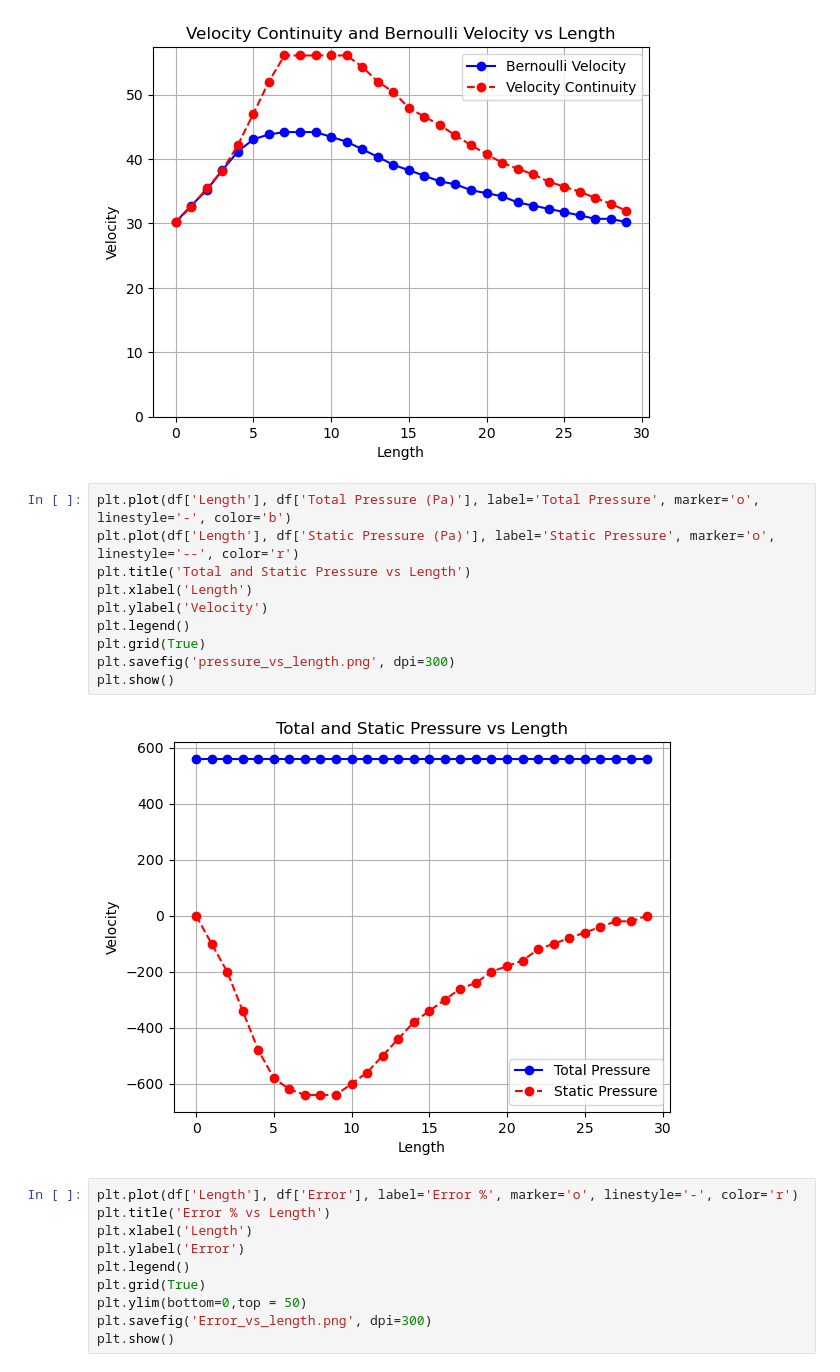
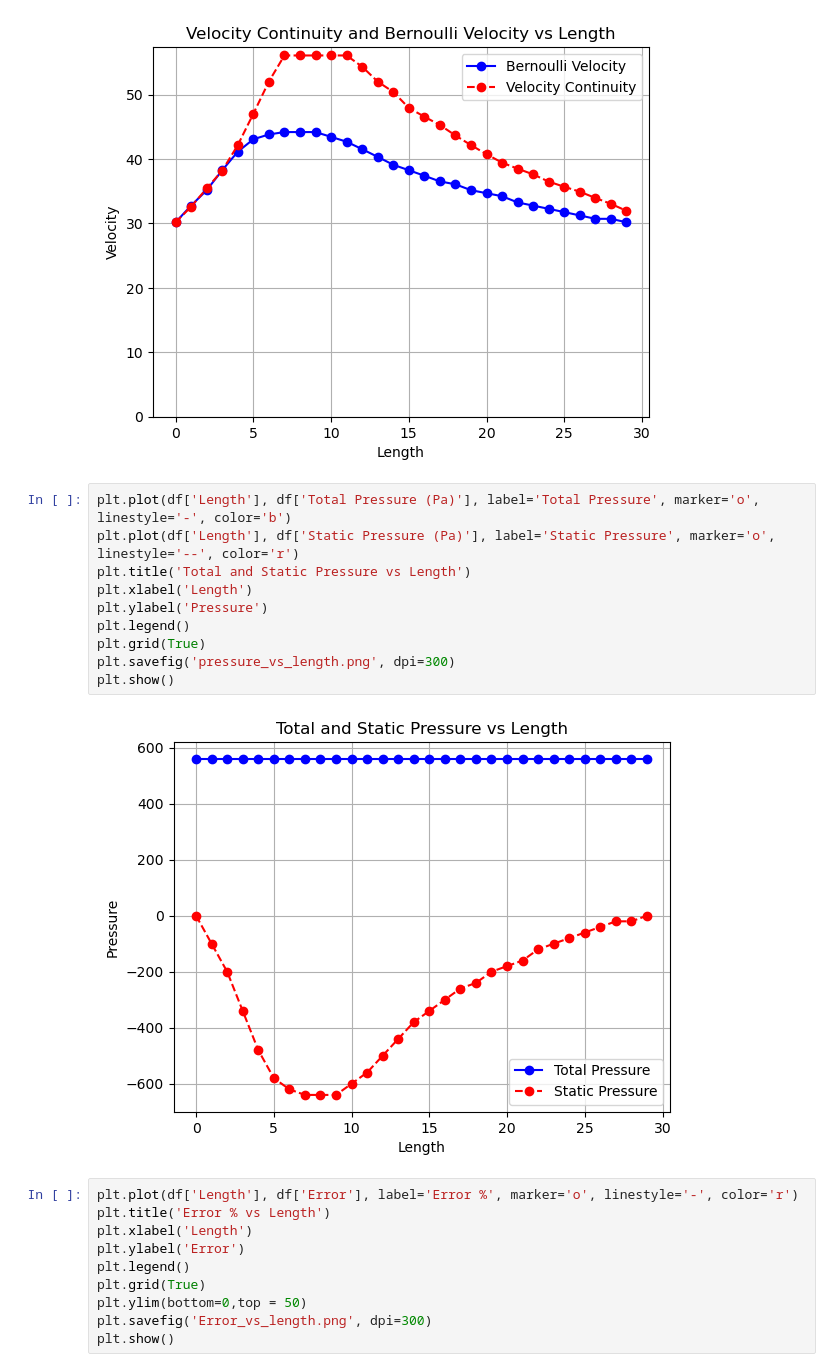
Before and after one commit to tridibesh9/Aerodynamics-Lab-01, a Jupyter notebook: Lab-02/Aerodynamics-Lab-02.ipynb, the cells around one changed output. Drawn from its saved outputs; the diff is of its cells as text.

```diff
--- a/Lab-02/Aerodynamics-Lab-02.ipynb
+++ b/Lab-02/Aerodynamics-Lab-02.ipynb
@@ -246,15 +246,15 @@ plt.show()
 # %%
 plt.plot(df['Length'], df['Total Pressure (Pa)'], label='Total Pressure', marker='o', linestyle='-', color='b')
 plt.plot(df['Length'], df['Static Pressure (Pa)'], label='Static Pressure', marker='o', linestyle='--', color='r')
 plt.title('Total and Static Pressure vs Length')
 plt.xlabel('Length')
-plt.ylabel('Velocity')
+plt.ylabel('Pressure')
 plt.legend()
 plt.grid(True)
 plt.savefig('pressure_vs_length.png', dpi=300)
 plt.show()
 # %% [output]
-[figure, old version]
+[figure, new version]
 # %%
 plt.plot(df['Length'], df['Error'], label='Error %', marker='o', linestyle='-', color='r')
 plt.title('Error % vs Length')
```
Also changed, not shown: 13 other files.
